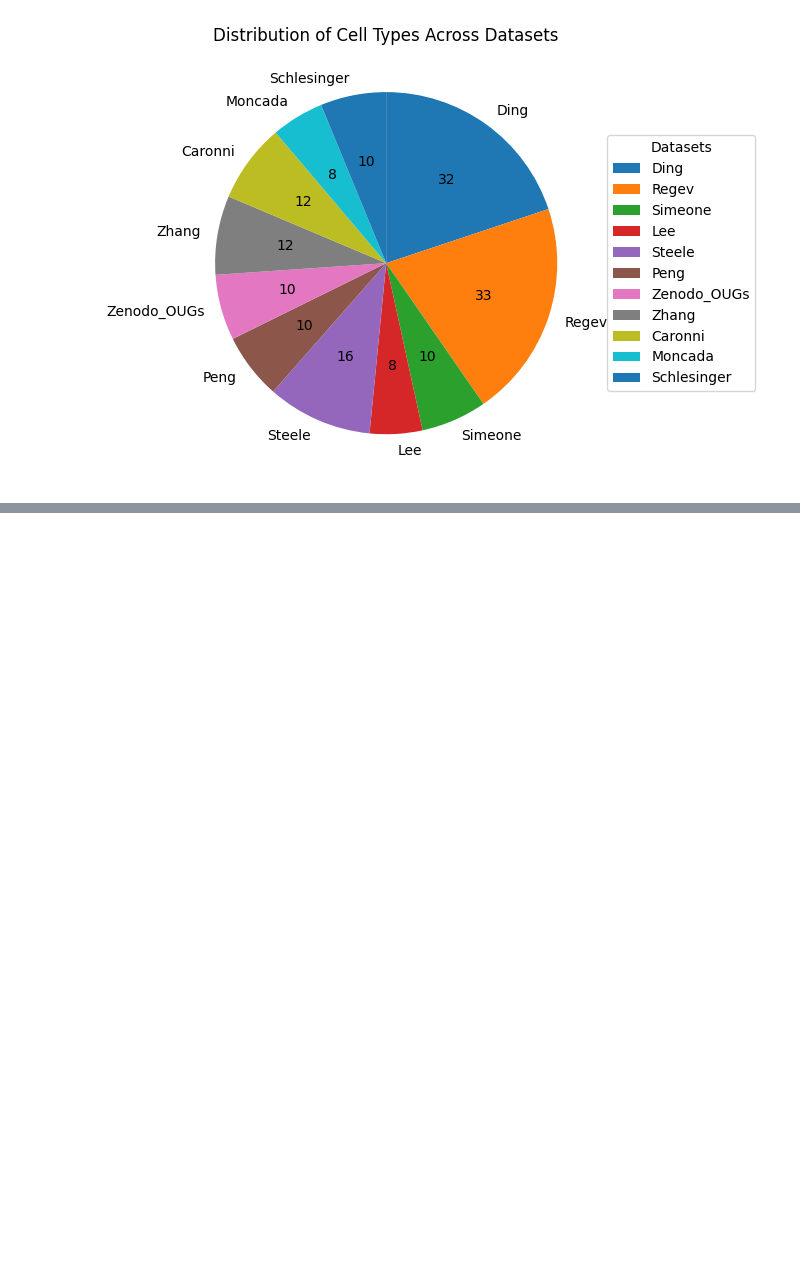
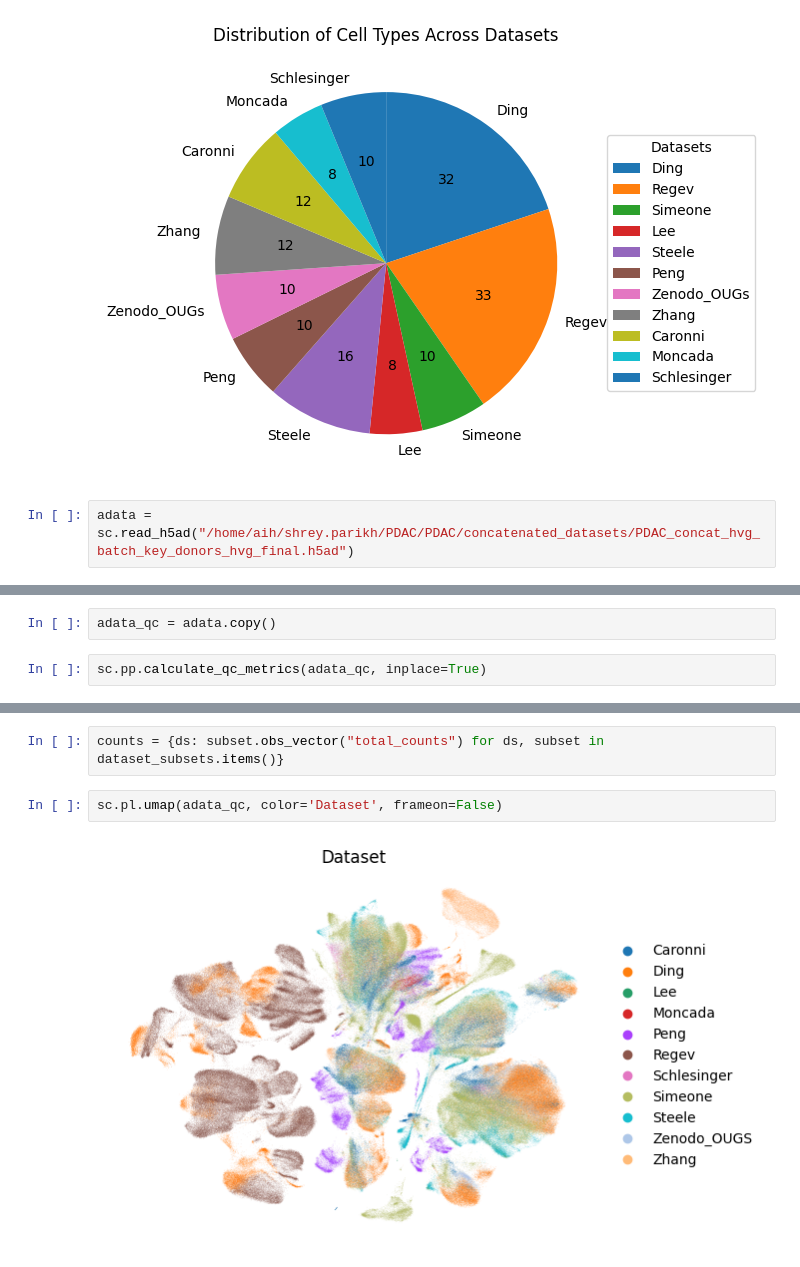
Before and after one commit to theislab/PDAC, a Jupyter notebook: code/04_DataStructure_Plots.ipynb, the cells around one changed output, grey strips where cells are left out. Drawn from its saved outputs; the diff is of its cells as text; blank space fills up the shorter version.

```diff
--- a/code/04_DataStructure_Plots.ipynb
+++ b/code/04_DataStructure_Plots.ipynb
@@ -433,3 +433,5 @@ plt.tight_layout()
 plt.show()
 # %% [output]
 [figure]
+# %%
+adata = sc.read_h5ad("/home/aih/shrey.parikh/PDAC/PDAC/concatenated_datasets/PDAC_concat_hvg_batch_key_donors_hvg_final.h5ad")
@@ -435,0 +443,4 @@ plt.show()
+# %%
+adata_qc = adata.copy()
+# %%
+sc.pp.calculate_qc_metrics(adata_qc, inplace=True)
@@ -435,0 +466,6 @@ plt.show()
+# %%
+counts = {ds: subset.obs_vector("total_counts") for ds, subset in dataset_subsets.items()}
+# %%
+sc.pl.umap(adata_qc, color='Dataset', frameon=False)
+# %% [output]
+[figure, added]
```
Also changed, not shown: parts of 7 cells of this notebook, 2 other files.
